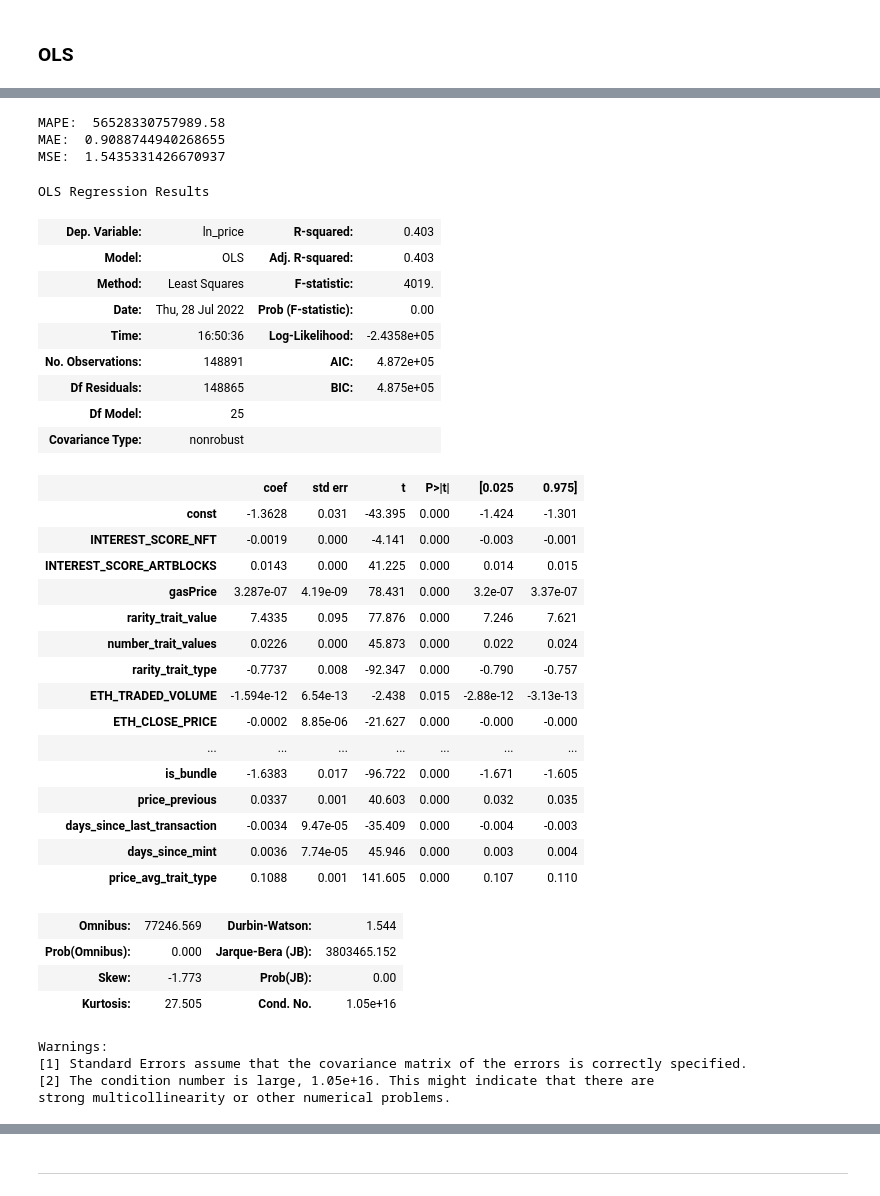
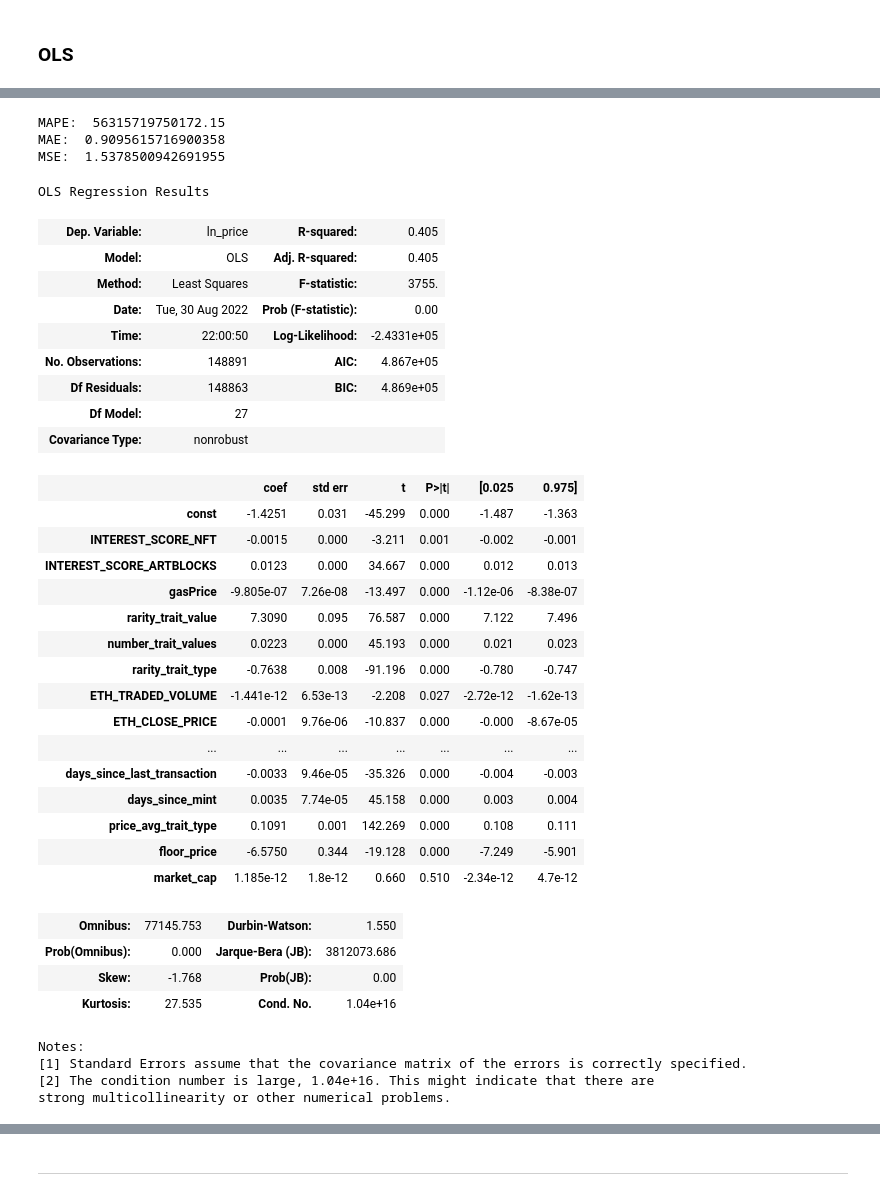
Before and after one commit to andyolivers/nft-price-estimator, a Jupyter notebook: NFT Asset Pricing - OLS.ipynb, the cells around one changed output, grey strips where cells are left out. Cells and saved outputs as stored; diff of their text form; code cells hidden in the pictures.

```diff
--- a/NFT Asset Pricing - OLS.ipynb
+++ b/NFT Asset Pricing - OLS.ipynb
@@ -34,6 +34,9 @@ df_traits = pd.read_csv('data/df_traits.csv', usecols=lambda x: 'Unnamed' not in
 df_txn = pd.read_csv('data/df_txn.csv', usecols=lambda x: 'Unnamed' not in x)
 df_eth = pd.read_csv('data/ETH-USD.csv', usecols=lambda x: 'Unnamed' not in x)
 df_tokens_minted = pd.read_csv('data/tokens_minted.csv', usecols=lambda x: 'Unnamed' not in x)
+
+df_makert_cap = pd.read_excel('data/market_cap.xlsx', usecols=lambda x: 'Unnamed' not in x)
+df_floor_price = pd.read_excel('data/floor_price.xlsx', usecols=lambda x: 'Unnamed' not in x)
 # %% [markdown]
 ## Data Preparation
 # %%
@@ -142,6 +145,12 @@ df_traits_ = df_traits.merge(df_traits_t, how='left', left_on=['value'], right_o
 df_traits_ = df_traits_.groupby(['collectionTokenId','trait_type'], as_index=False)[['rarity_trait_value']].mean()
 df_traits_ = df_traits_.merge(df_traits_tt[['collectionTokenId','number_trait_values']], how='left', on=['collectionTokenId'], suffixes=('', ''),indicator=False)
 df_traits_final = df_traits_.merge(df_traits_ty[['trait_type','rarity_trait_type']], how='left', on=['trait_type'], suffixes=('', ''),indicator=False)
+# %%
+# Add market cap and floor price
+df_transactions = df_transactions.merge(df_makert_cap, how='left', on=['DATE'], suffixes=('', ''),indicator=False)
+df_transactions = df_transactions.merge(df_floor_price, how='left', on=['DATE'], suffixes=('', ''),indicator=False)
+
+df_transactions['floor_price'] = df_transactions['floor_price'].fillna(0)
 # %%
 # Create final transaction set
 df_transactions_final = df_transactions.merge(df_traits_final, how='left', on=['collectionTokenId'], suffixes=('', ''),indicator=False)
@@ -573,12 +301,13 @@ final_columns =  ['DATE_WEEKDAY','DATE_MONTH','DATE_YEAR','DATEYEAR','DATE','CD_
                  'Transactions collection USD','Unique buyers collection','Unique sellers collection', #delta
                  'rarity_trait_value', 'number_trait_values','rarity_trait_type','trait_type',
                  'Number of Transactions collection','Active market wallets collection','Number of sales','Unique buyers', 'Unique sellers'
-                 ,'is_bundle','transaction_order', 'price_previous','days_since_last_transaction', 'days_since_mint','price_avg_trait_type']
+                 ,'is_bundle','transaction_order', 'price_previous','days_since_last_transaction', 'days_since_mint','price_avg_trait_type'
+                 , 'floor_price', 'market_cap']
 
 delta_cols = ['ETH_TRADED_VOLUME','ETH_CLOSE_PRICE','Sales USD','Active market wallets', #delta
                  'Transactions collection USD','Unique buyers collection','Unique sellers collection','tokens_available',
              'Number of Transactions collection','Active market wallets collection','Number of sales','Unique buyers','Unique sellers'
-             ]
+             , 'floor_price', 'market_cap']
 # %%
 df_sales_final['DATEYEAR'] = df_sales_final['DATE_YEAR']
 df_model = df_sales_final[final_columns]
@@ -814,67 +612,68 @@ X = df_ols[['INTEREST_SCORE_NFT','INTEREST_SCORE_ARTBLOCKS','gasPrice', 'rarity_
        'Sales USD', 'Active market wallets',
        'Transactions collection USD', 'Unique buyers collection',
             'Number of Transactions collection','Active market wallets collection','Number of sales','Unique buyers', 'Unique sellers', #
        'Unique sellers collection', 'tokens_available',
            'DATE_YEAR_2020', 'DATE_YEAR_2021', 'DATE_YEAR_2022','is_bundle'
-            , 'price_previous','days_since_last_transaction', 'days_since_mint','price_avg_trait_type'
+            , 'price_previous','days_since_last_transaction', 'days_since_mint','price_avg_trait_type',
+            'floor_price', 'market_cap'
            ]]
 
 
 X = sm.add_constant(X)
 model = sm.OLS(Y,X)
 results = model.fit()
 
 predictions = results.predict(X)
 df_pred = pd.DataFrame(predictions)
 df_pred.rename(columns={0: "y_hat"},inplace=True)
 df_pred['y'] = Y
 df_pred
 
 mape = mean_absolute_percentage_error(df_pred['y'], df_pred['y_hat'])
 mae = mean_absolute_error(df_pred['y'], df_pred['y_hat'])
 mse = mean_squared_error(df_pred['y'], df_pred['y_hat'])
 print('MAPE: ', mape)
 print('MAE: ', mae)
 print('MSE: ', mse)
 
 results.summary()
 # %% [output]
-MAPE:  56528330757989.58
-MAE:  0.9088744940268655
-MSE:  1.5435331426670937
+MAPE:  56315719750172.15
+MAE:  0.9095615716900358
+MSE:  1.5378500942691955
 OLS Regression Results
-| Dep. Variable: | ln_price | R-squared: | 0.403 |
-| Model: | OLS | Adj. R-squared: | 0.403 |
-| Method: | Least Squares | F-statistic: | 4019. |
-| Date: | Thu, 28 Jul 2022 | Prob (F-statistic): | 0.00 |
-| Time: | 16:50:36 | Log-Likelihood: | -2.4358e+05 |
-| No. Observations: | 148891 | AIC: | 4.872e+05 |
-| Df Residuals: | 148865 | BIC: | 4.875e+05 |
-| Df Model: | 25 |  |  |
+| Dep. Variable: | ln_price | R-squared: | 0.405 |
+| Model: | OLS | Adj. R-squared: | 0.405 |
+| Method: | Least Squares | F-statistic: | 3755. |
+| Date: | Tue, 30 Aug 2022 | Prob (F-statistic): | 0.00 |
+| Time: | 22:00:50 | Log-Likelihood: | -2.4331e+05 |
+| No. Observations: | 148891 | AIC: | 4.867e+05 |
+| Df Residuals: | 148863 | BIC: | 4.869e+05 |
+| Df Model: | 27 |  |  |
 | Covariance Type: | nonrobust |  |  |
 |  | coef | std err | t | P>|t| | [0.025 | 0.975] |
-| const | -1.3628 | 0.031 | -43.395 | 0.000 | -1.424 | -1.301 |
-| INTEREST_SCORE_NFT | -0.0019 | 0.000 | -4.141 | 0.000 | -0.003 | -0.001 |
-| INTEREST_SCORE_ARTBLOCKS | 0.0143 | 0.000 | 41.225 | 0.000 | 0.014 | 0.015 |
-| gasPrice | 3.287e-07 | 4.19e-09 | 78.431 | 0.000 | 3.2e-07 | 3.37e-07 |
-| rarity_trait_value | 7.4335 | 0.095 | 77.876 | 0.000 | 7.246 | 7.621 |
-| number_trait_values | 0.0226 | 0.000 | 45.873 | 0.000 | 0.022 | 0.024 |
-| rarity_trait_type | -0.7737 | 0.008 | -92.347 | 0.000 | -0.790 | -0.757 |
-| ETH_TRADED_VOLUME | -1.594e-12 | 6.54e-13 | -2.438 | 0.015 | -2.88e-12 | -3.13e-13 |
-| ETH_CLOSE_PRICE | -0.0002 | 8.85e-06 | -21.627 | 0.000 | -0.000 | -0.000 |
+| const | -1.4251 | 0.031 | -45.299 | 0.000 | -1.487 | -1.363 |
+| INTEREST_SCORE_NFT | -0.0015 | 0.000 | -3.211 | 0.001 | -0.002 | -0.001 |
+| INTEREST_SCORE_ARTBLOCKS | 0.0123 | 0.000 | 34.667 | 0.000 | 0.012 | 0.013 |
+| gasPrice | -9.805e-07 | 7.26e-08 | -13.497 | 0.000 | -1.12e-06 | -8.38e-07 |
+| rarity_trait_value | 7.3090 | 0.095 | 76.587 | 0.000 | 7.122 | 7.496 |
+| number_trait_values | 0.0223 | 0.000 | 45.193 | 0.000 | 0.021 | 0.023 |
+| rarity_trait_type | -0.7638 | 0.008 | -91.196 | 0.000 | -0.780 | -0.747 |
+| ETH_TRADED_VOLUME | -1.441e-12 | 6.53e-13 | -2.208 | 0.027 | -2.72e-12 | -1.62e-13 |
+| ETH_CLOSE_PRICE | -0.0001 | 9.76e-06 | -10.837 | 0.000 | -0.000 | -8.67e-05 |
 | ... | ... | ... | ... | ... | ... | ... |
-| is_bundle | -1.6383 | 0.017 | -96.722 | 0.000 | -1.671 | -1.605 |
-| price_previous | 0.0337 | 0.001 | 40.603 | 0.000 | 0.032 | 0.035 |
-| days_since_last_transaction | -0.0034 | 9.47e-05 | -35.409 | 0.000 | -0.004 | -0.003 |
-| days_since_mint | 0.0036 | 7.74e-05 | 45.946 | 0.000 | 0.003 | 0.004 |
-| price_avg_trait_type | 0.1088 | 0.001 | 141.605 | 0.000 | 0.107 | 0.110 |
+| days_since_last_transaction | -0.0033 | 9.46e-05 | -35.326 | 0.000 | -0.004 | -0.003 |
+| days_since_mint | 0.0035 | 7.74e-05 | 45.158 | 0.000 | 0.003 | 0.004 |
+| price_avg_trait_type | 0.1091 | 0.001 | 142.269 | 0.000 | 0.108 | 0.111 |
+| floor_price | -6.5750 | 0.344 | -19.128 | 0.000 | -7.249 | -5.901 |
+| market_cap | 1.185e-12 | 1.8e-12 | 0.660 | 0.510 | -2.34e-12 | 4.7e-12 |
-| Omnibus: | 77246.569 | Durbin-Watson: | 1.544 |
-| Prob(Omnibus): | 0.000 | Jarque-Bera (JB): | 3803465.152 |
-| Skew: | -1.773 | Prob(JB): | 0.00 |
-| Kurtosis: | 27.505 | Cond. No. | 1.05e+16 |
+| Omnibus: | 77145.753 | Durbin-Watson: | 1.550 |
+| Prob(Omnibus): | 0.000 | Jarque-Bera (JB): | 3812073.686 |
+| Skew: | -1.768 | Prob(JB): | 0.00 |
+| Kurtosis: | 27.535 | Cond. No. | 1.04e+16 |
-Warnings:
+Notes:
 [1] Standard Errors assume that the covariance matrix of the errors is correctly specified.
-[2] The condition number is large, 1.05e+16. This might indicate that there are
+[2] The condition number is large, 1.04e+16. This might indicate that there are
 strong multicollinearity or other numerical problems.
 # %%
 # both delta and non delta variables
```
Also changed, not shown: parts of 31 cells of this notebook, 23 other files.
